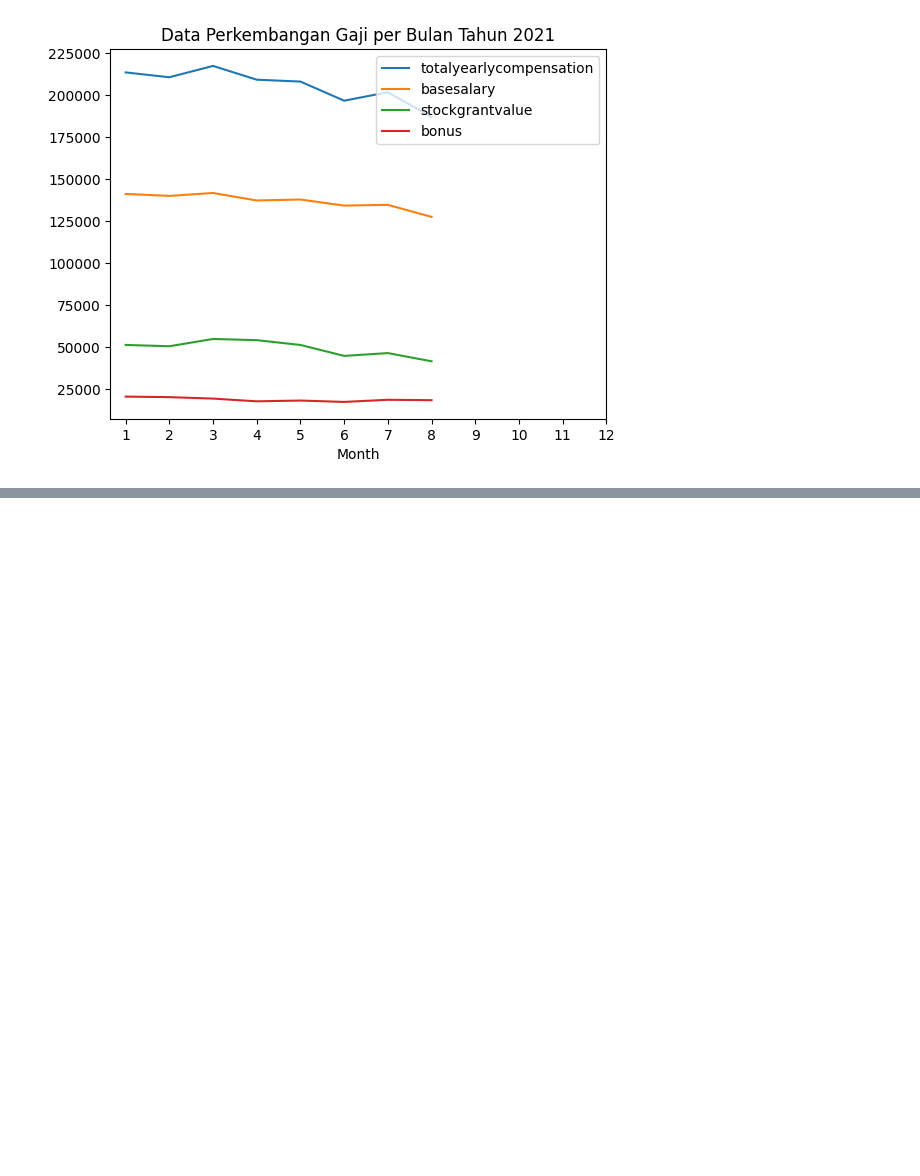
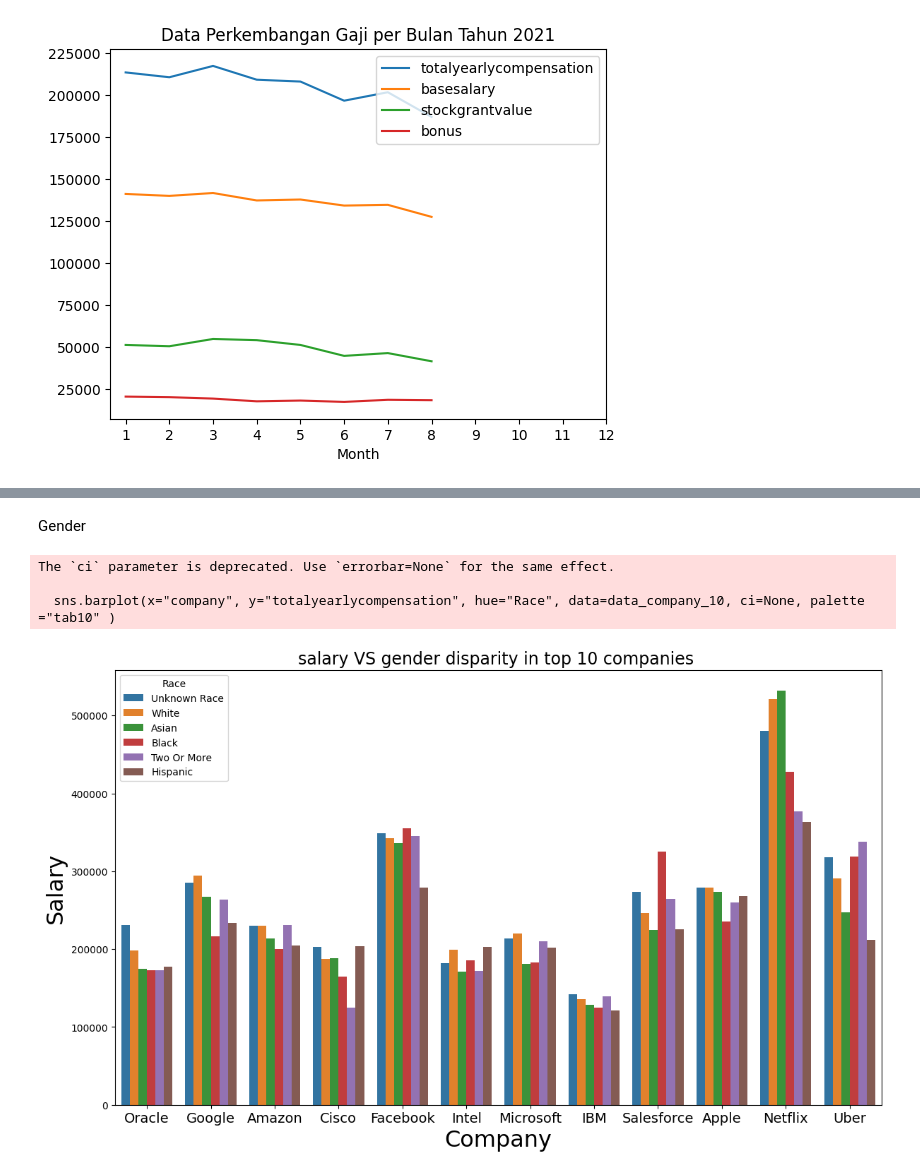
Before and after one commit to fairuzald/andat-Tubes2, a Jupyter notebook: main.ipynb, the cells around one changed output, grey strips where cells are left out. Saved outputs shown, nothing was run; the diff lists cells and outputs as text; code cells hidden in the pictures; blank space fills up the shorter version.

```diff
--- a/main.ipynb
+++ b/main.ipynb
@@ -680,0 +756,20 @@ plt.show()
+# %% [markdown]
+Gender
+# %%
+import seaborn as sns
+data_company_10 = data[(data['company'] == 'Amazon') | (data['company'] == 'Google') | (data['company'] == 'Microsoft')|
+                (data['company'] == 'Facebook') | (data['company'] == 'Apple') | (data['company'] == 'Netflix') | (data['company'] == 'Oracle') |
+                (data['company'] == 'Salesforce') | (data['company'] == 'Intel') | (data['company'] == 'IBM') | (data['company'] == 'Cisco') |
+                (data['company'] == 'Uber')]
+plt.figure(figsize=(14, 8))
+sns.barplot(x="company", y="totalyearlycompensation", hue="Race", data=data_company_10, ci=None, palette ="tab10" )
+plt.title("salary VS gender disparity in top 10 companies ", size=17)
+plt.xlabel("Company", size=23)
+plt.ylabel("Salary", size=23)
+plt.xticks(fontsize=14)
+plt.show()
+# %% [output]
+The `ci` parameter is deprecated. Use `errorbar=None` for the same effect.
+
+  sns.barplot(x="company", y="totalyearlycompensation", hue="Race", data=data_company_10, ci=None, palette ="tab10" )
+[figure, added]
```
Also changed, not shown: parts of 27 cells of this notebook.
